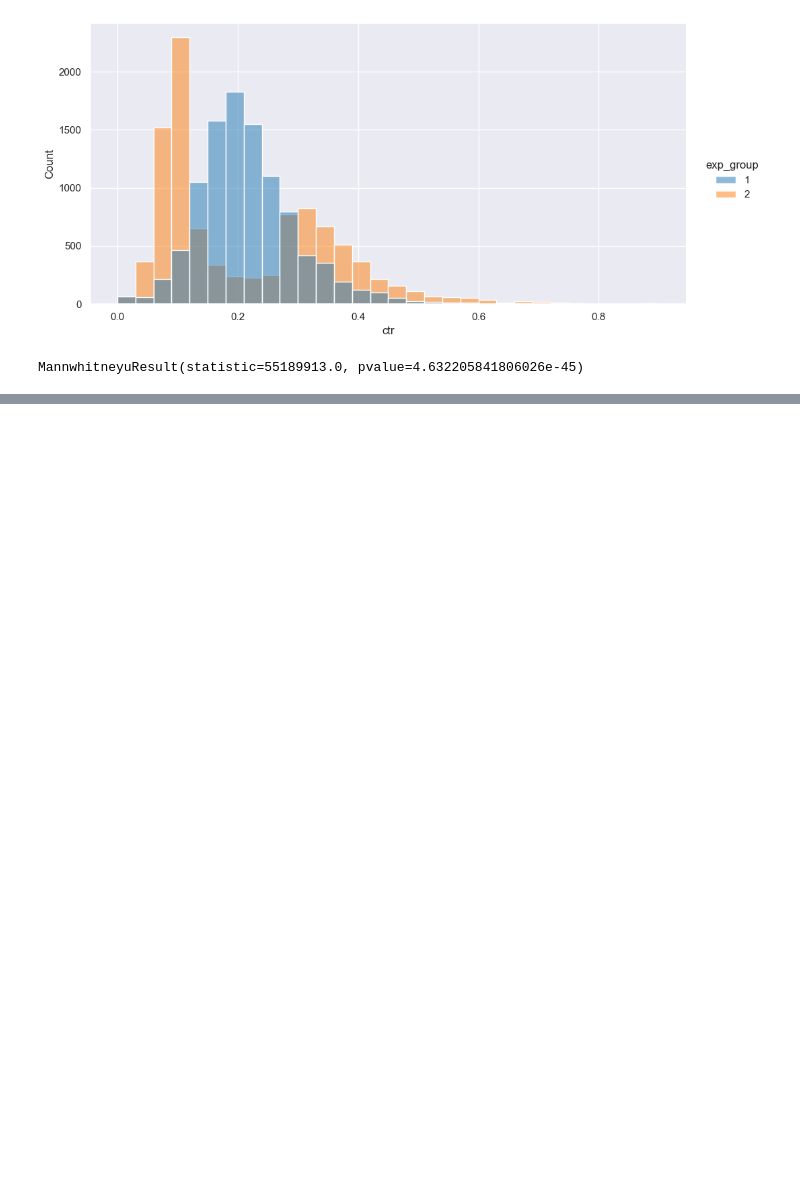
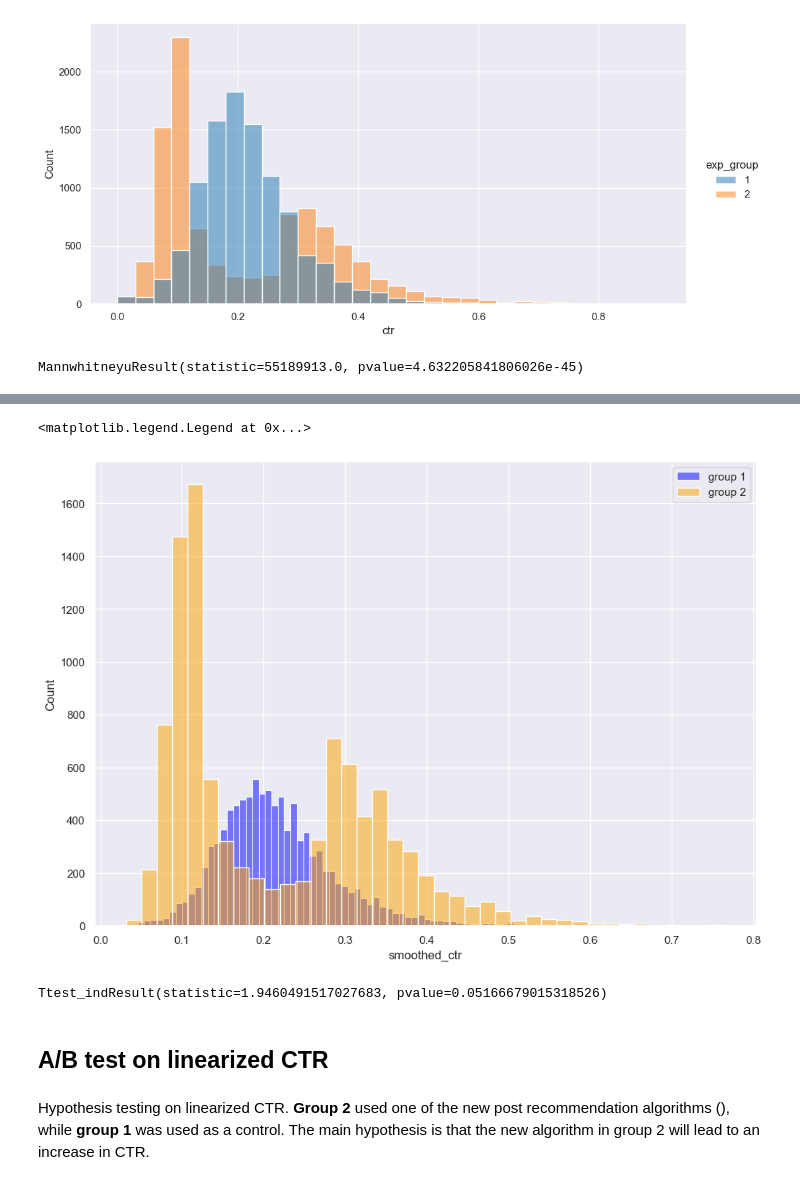
Before and after one commit to YanaOrf/AB_test_new_recommendation_algorithms, a Jupyter notebook: AB_test.ipynb, the cells around one changed output, grey strips where cells are left out. Drawn from its saved outputs; the diff is of its cells as text; code cells hidden in the pictures; blank space fills up the shorter version.

Commit message:
linearized CTR has been added

```diff
--- a/AB_test.ipynb
+++ b/AB_test.ipynb
@@ -124,0 +137,16 @@ The bimodality of the distribution tells us that there is a group of users who h
+# %%
+# get smothed ctr
+def get_smothed_ctr(user_likes, user_views, global_ctr, alpha):
+    smothed_ctr = (user_likes + alpha * global_ctr) / (user_views + alpha)
+    return smothed_ctr
+# %%
+global_ctr_1= df[df.exp_group == 1].likes.sum() / df[df.exp_group == 1].views.sum()
+global_ctr_2= df[df.exp_group == 2].likes.sum() / df[df.exp_group == 2].views.sum()
+# %%
+group_1=df[df.exp_group == 1].copy()
+group_2=df[df.exp_group == 2].copy()
+# %%
+group_1['smoothed_ctr'] = df.apply(
+    lambda x: get_smothed_ctr(x['likes'], x['views'], global_ctr_1, alpha=5), axis=1)
+group_2['smoothed_ctr'] = df.apply(
+    lambda x: get_smothed_ctr(x['likes'], x['views'], global_ctr_2, alpha=5), axis=1)
@@ -124,0 +162,16 @@ The bimodality of the distribution tells us that there is a group of users who h
+# %%
+sns.histplot(group_1.smoothed_ctr, color='blue',alpha=0.5, label='group 1')
+sns.histplot(group_2.smoothed_ctr, color='orange', alpha=0.5, label='group 2')
+plt.legend()
+# %% [output]
+<matplotlib.legend.Legend at 0x...>
+[figure, added]
+# %%
+# T-test on smoothed CTR
+print(ttest_ind(group_1.smoothed_ctr, group_2.smoothed_ctr, equal_var=False))
+# %% [output]
+Ttest_indResult(statistic=1.9460491517027683, pvalue=0.05166679015318526)
+# %% [markdown]
+## A/B test on linearized CTR
+# %% [markdown]
+Hypothesis testing on linearized CTR. **Group 2** used one of the new post recommendation algorithms (), while **group 1** was used as a control. The main hypothesis is that the new algorithm in group 2 will lead to an increase in CTR.
```
Also changed, not shown: parts of 19 cells of this notebook.
